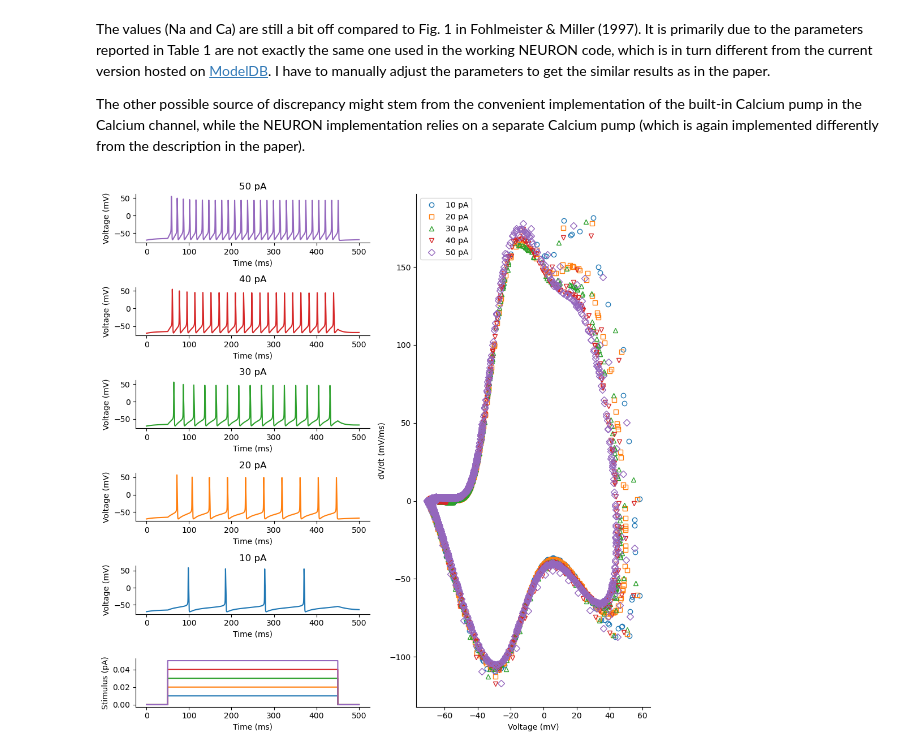
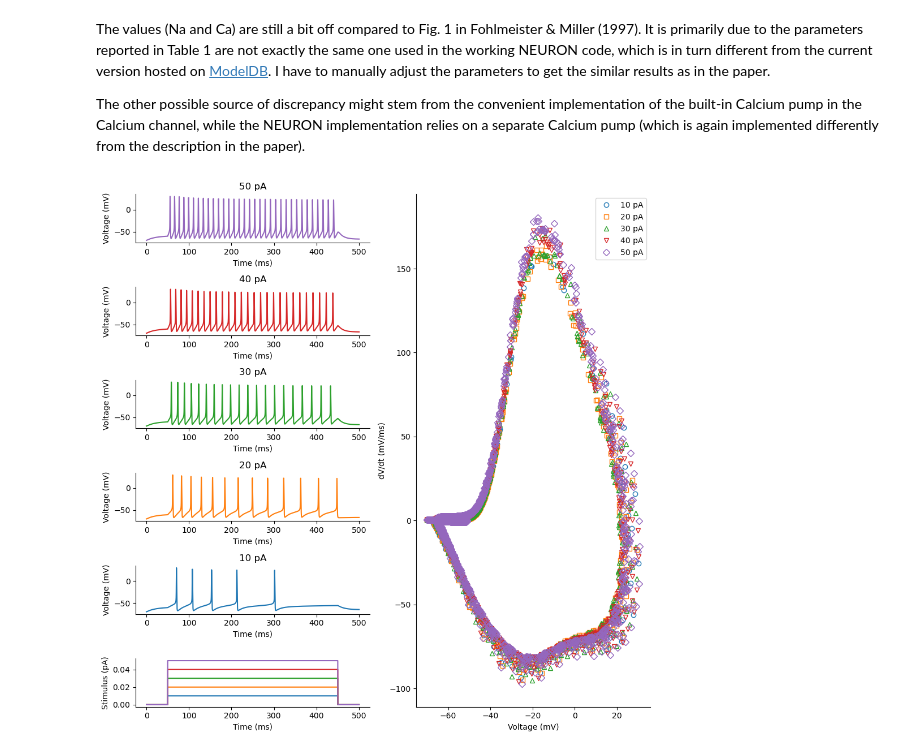
Before and after one commit to jaxleyverse/jaxley-mech, a Jupyter notebook: notebooks/channels/fm97.ipynb, the cells around one changed output. Cells and saved outputs as stored; diff of their text form; code cells hidden in the pictures.

```diff
--- a/notebooks/channels/fm97.ipynb
+++ b/notebooks/channels/fm97.ipynb
@@ -221,6 +240,30 @@ markers = {
     1: "s",
     0: "o",
 }
+
+params = {
+    # conductance
+    "Na_gNa": 0.05,
+    "K_gK": 0.012,
+    "KA_gKA": 0.036,
+    "Ca_gCa": 0.0022,
+    "KCa_gKCa": 0.00005,
+    "Leak_gl": 0.00005,
+
+    # reversal potential
+    "Na_vNa": 35,
+    "Leak_el": -60,
+
+    # Ca dynamics, this is actually a state variable
+    "CaCon_i": 0.0001,
+
+    # global
+    "length": 25.,
+    "radius": 25/2,
+    "vK": -75,
+}
+
+
 fig, ax = plt.subplot_mosaic(mosaic=mosaic, figsize=(10, 10))
 
 for j, i_amp in enumerate([0.01, 0.02, 0.03, 0.04, 0.05]):
@@ -234,43 +277,40 @@ for j, i_amp in enumerate([0.01, 0.02, 0.03, 0.04, 0.05]):
     cell.insert(KA())
     cell.insert(Leak())
 
-    cell.set("length", 25)
-    cell.set("radius", 25/2)
-    cell.set("Leak_el", -65)
-    cell.set("Na_gNa", 0.050)
-    cell.set("Ca_gCa", 0.0060)
+    for param in params:
+        cell.set(param, params[param])
 
     current = jx.step_current(i_delay, i_dur, i_amp, dt, t_max, i_offset=i_offset)
     cell.stimulate(current)
     cell.record()
 
     # run the model
     s = jx.integrate(cell, delta_t=dt)
 
     _ = ax[mappings[j]].plot(time_vec, s.T[:-1], label=f"{int(i_amp*1000)} pA", color=f"C{j}")
     _ = ax[mappings[j]].set_xlabel("Time (ms)")
     _ = ax[mappings[j]].set_ylabel("Voltage (mV)")
     _ = ax[mappings[j]].set_title(f"{int(i_amp*1000)} pA")
     _ = ax[mappings[j]].spines["top"].set_visible(False)
     _ = ax[mappings[j]].spines["right"].set_visible(False)
 
     _ = ax["F"].plot(time_vec, current, label=f"{int(i_amp*1000)} pA")
     _ = ax["F"].set_xlabel("Time (ms)")
     _ = ax["F"].set_ylabel("Stimulus (pA)")
     _ = ax["F"].spines["top"].set_visible(False)
     _ = ax["F"].spines["right"].set_visible(False)
 
     dvdt = jnp.diff(s.T.flatten()) / dt
     _ = ax["G"].plot(s.T.flatten()[:-1], dvdt, marker=markers[j], markerfacecolor='None', linestyle='None', label=f"{int(i_amp*1000)} pA", color=f"C{j}")
     _ = ax["G"].set_xlabel("Voltage (mV)")
     _ = ax["G"].set_ylabel("dV/dt (mV/ms)")
     _ = ax["G"].spines["top"].set_visible(False)
     _ = ax["G"].spines["right"].set_visible(False)
 
 ax["G"].legend()
 fig.tight_layout()
 # %% [output]
-[figure, old version]
+[figure, new version]
 # %%
 %load_ext watermark
 %watermark --time --date --timezone --updated --python --iversions --watermark -p jaxley_mech
```
Also changed, not shown: parts of 4 cells of this notebook, 2 other files.
